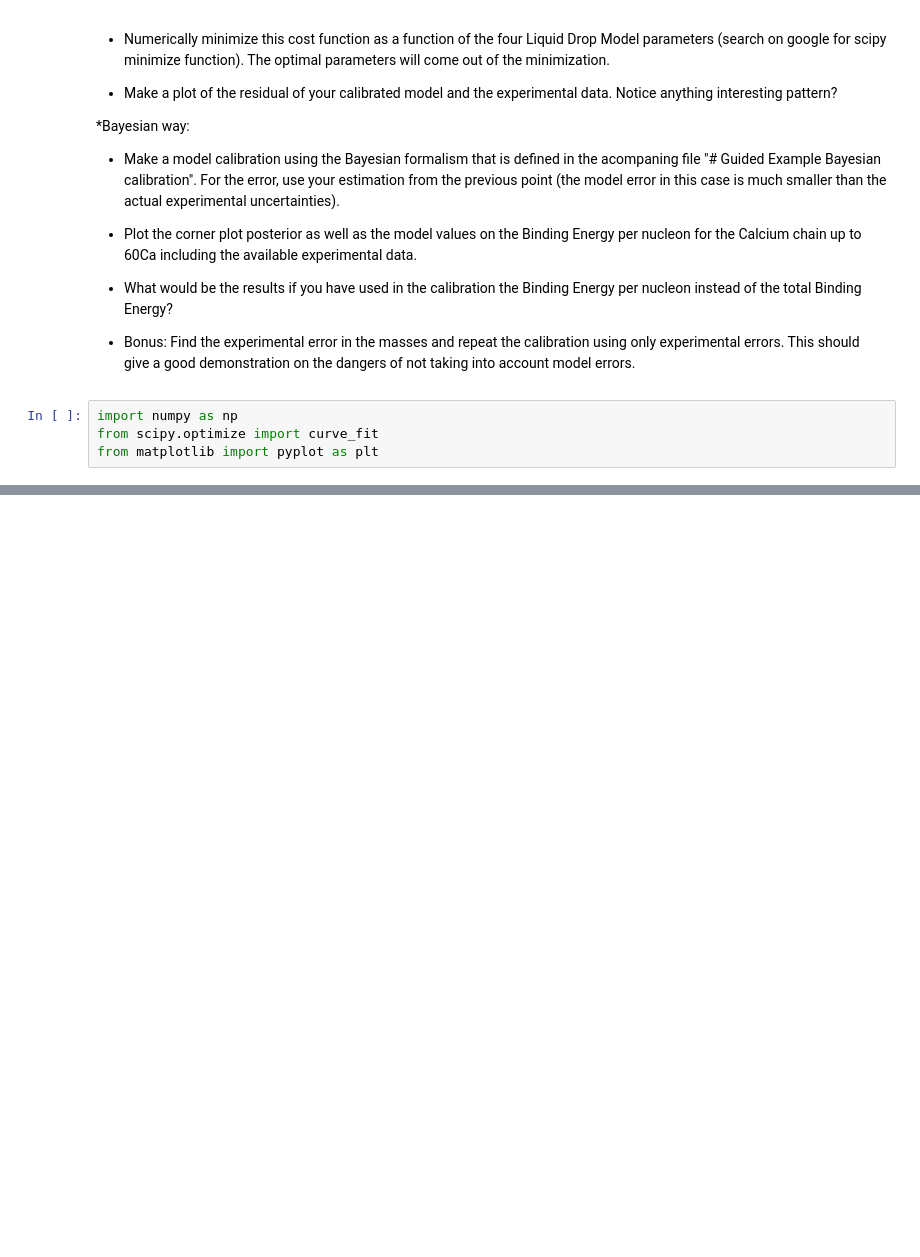
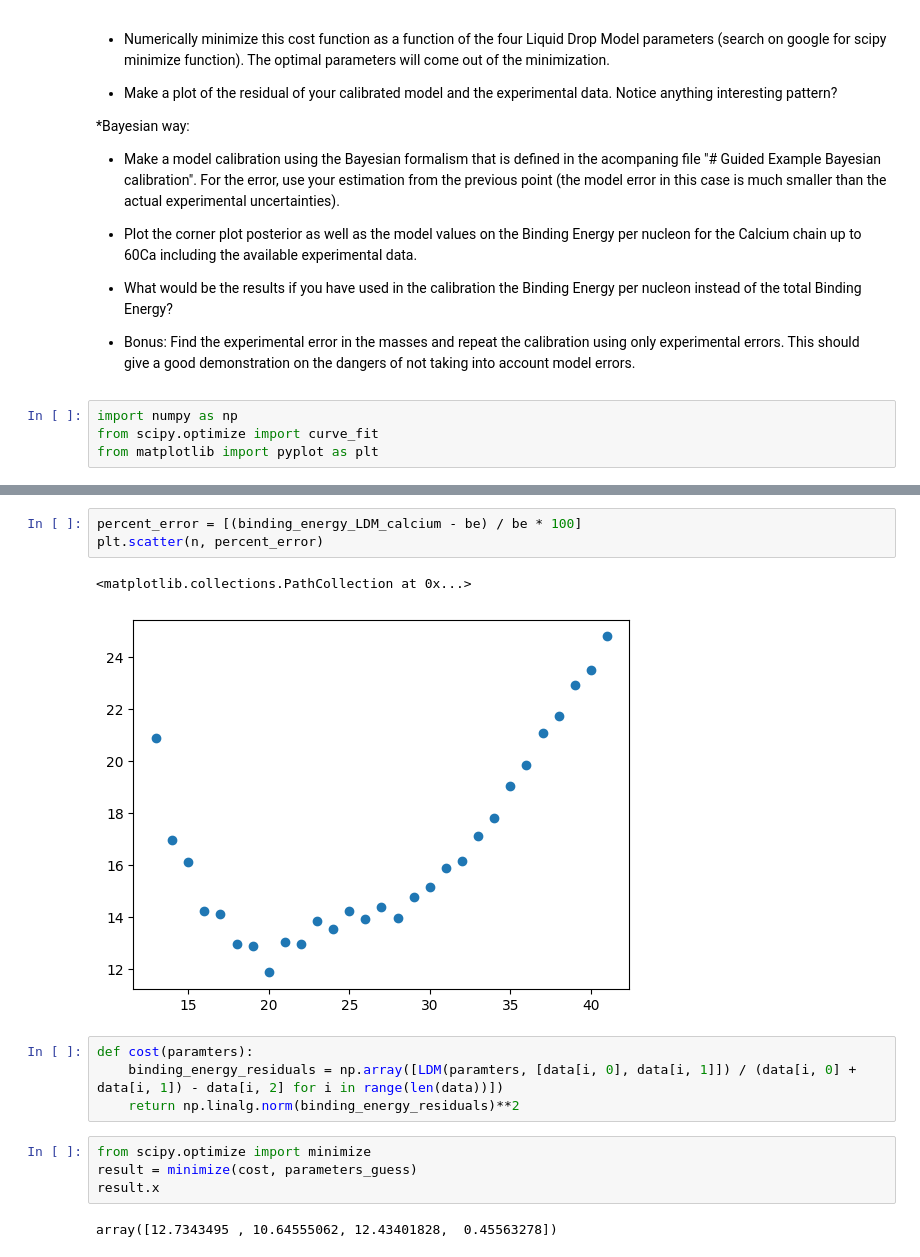
Before and after one commit to gigaquantum/theory-challenges, a Jupyter notebook: LDM Challenge/Calibrating Liquid Drop Challenge.ipynb, the cells around one changed output, grey strips where cells are left out. Drawn from its saved outputs; the diff is of its cells as text; blank space fills up the shorter version.

```diff
--- a/LDM Challenge/Calibrating Liquid Drop Challenge.ipynb
+++ b/LDM Challenge/Calibrating Liquid Drop Challenge.ipynb
@@ -59,0 +67,16 @@ plt.scatter(n, be_n)
+# %%
+percent_error = [(binding_energy_LDM_calcium - be) / be * 100]
+plt.scatter(n, percent_error)
+# %% [output]
+<matplotlib.collections.PathCollection at 0x...>
+[figure, added]
+# %%
+def cost(paramters):
+    binding_energy_residuals = np.array([LDM(paramters, [data[i, 0], data[i, 1]]) / (data[i, 0] + data[i, 1]) - data[i, 2] for i in range(len(data))])
+    return np.linalg.norm(binding_energy_residuals)**2
+# %%
+from scipy.optimize import minimize
+result = minimize(cost, parameters_guess)
+result.x
+# %% [output]
+array([12.7343495 , 10.64555062, 12.43401828,  0.45563278])
```
Also changed, not shown: parts of 4 cells of this notebook.
